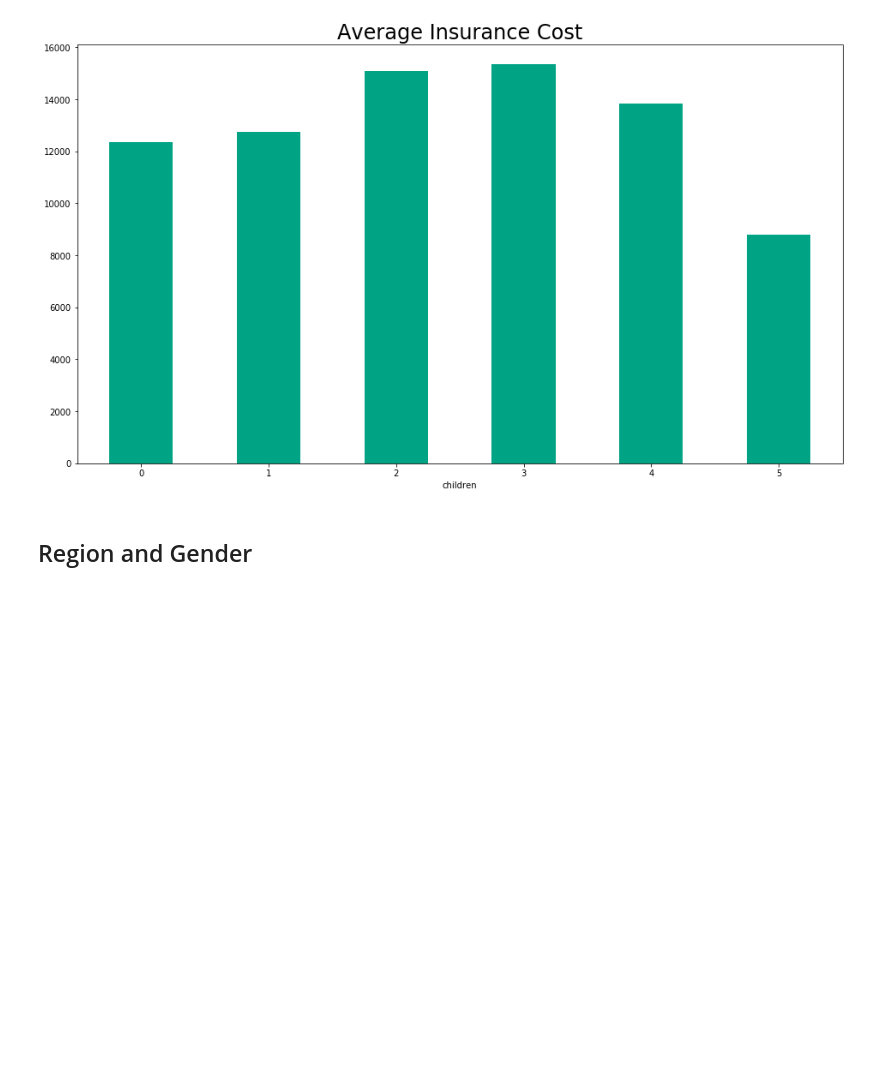
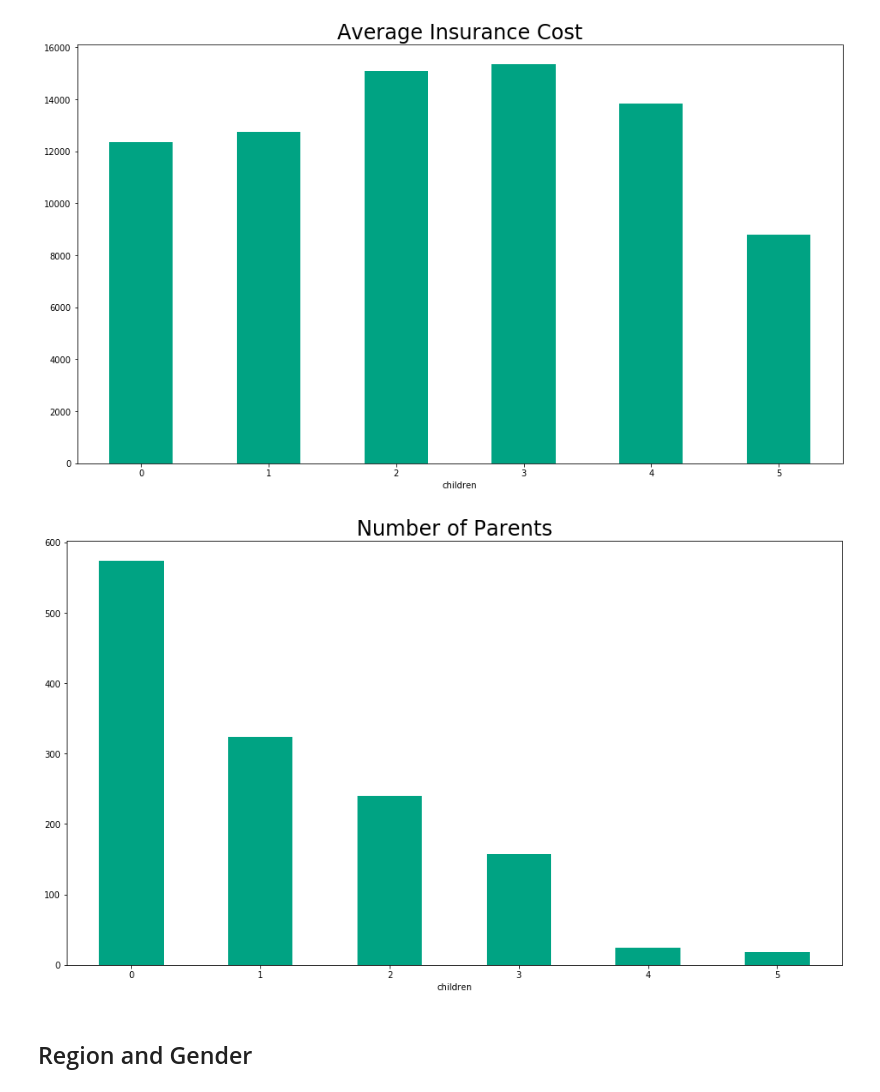
Before and after one commit to Klaynie/Medical_Insurance_Project, a Jupyter notebook: us-medical-insurance-costs.ipynb, the cells around one changed output. Drawn from its saved outputs; the diff is of its cells as text; code cells hidden in the pictures; blank space fills up the shorter version.

```diff
--- a/us-medical-insurance-costs.ipynb
+++ b/us-medical-insurance-costs.ipynb
@@ -181,6 +206,14 @@ plt.xticks(rotation=0)
 plt.show()
 # %% [output]
 [figure]
+# %%
+children = df.groupby(['children']).age.count()
+fig = children.plot(kind='bar', figsize=(16, 9), color=['#00A383'])
+plt.title('Number of Parents', size=24)
+plt.xticks(rotation=0)
+plt.show()
+# %% [output]
+[figure, added]
 # %% [markdown]
 ## Region and Gender
 # %%
```
Also changed, not shown: parts of 8 cells of this notebook.
